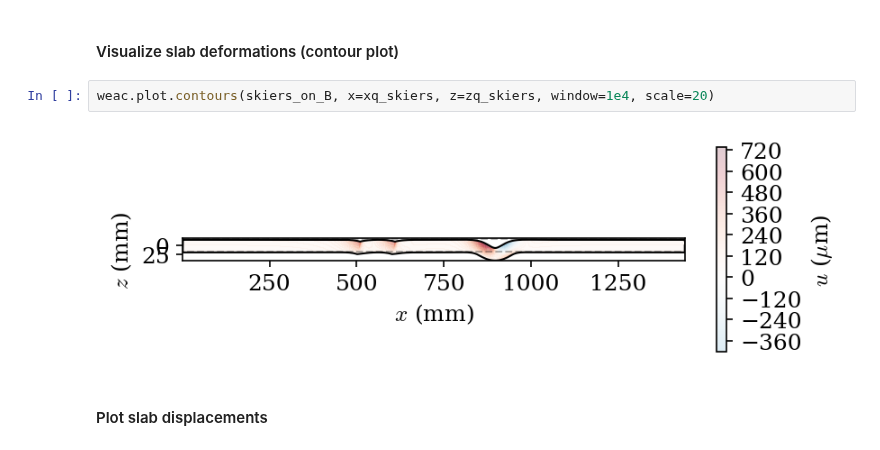
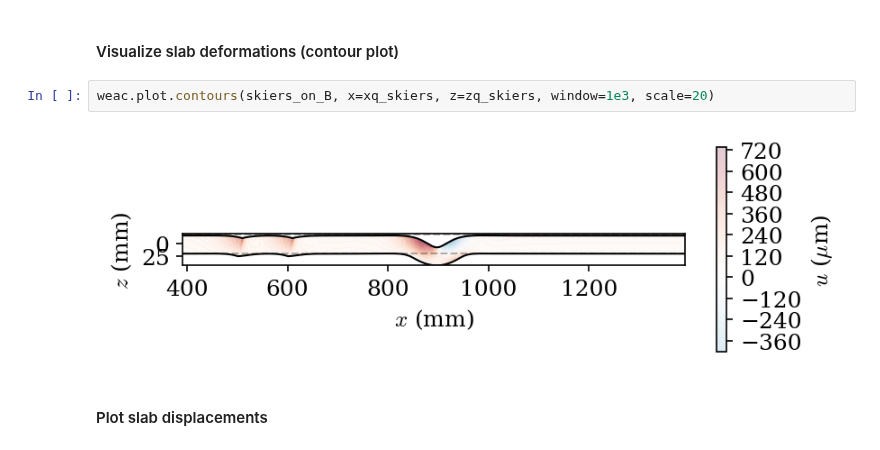
Before and after one commit to 2phi/weac, a Jupyter notebook: demo/demo.ipynb, the cells around one changed output. Drawn from its saved outputs; the diff is of its cells as text.

```diff
--- a/demo/demo.ipynb
+++ b/demo/demo.ipynb
@@ -211,9 +217,9 @@ xq_skiers, zq_skiers, xb_skiers = skiers_on_B.rasterize_solution(
 # %% [markdown]
 #### Visualize slab deformations (contour plot)
 # %%
-weac.plot.contours(skiers_on_B, x=xq_skiers, z=zq_skiers, window=1e4, scale=20)
+weac.plot.contours(skiers_on_B, x=xq_skiers, z=zq_skiers, window=1e3, scale=20)
 # %% [output]
-[figure, old version]
+[figure, new version]
 # %% [markdown]
 #### Plot slab displacements
 # %%
```
Also changed, not shown: parts of 4 cells of this notebook, 4 other files.
